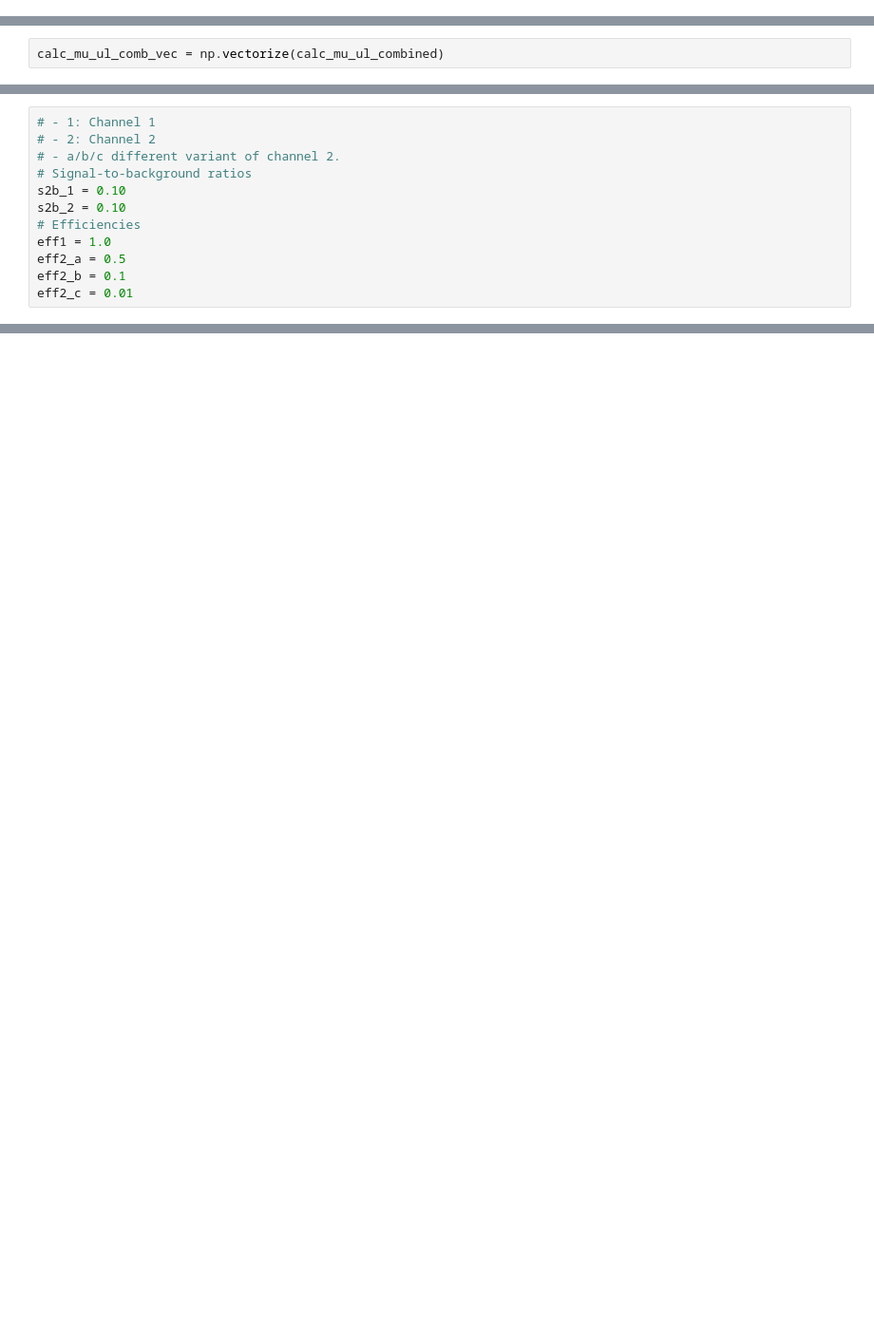
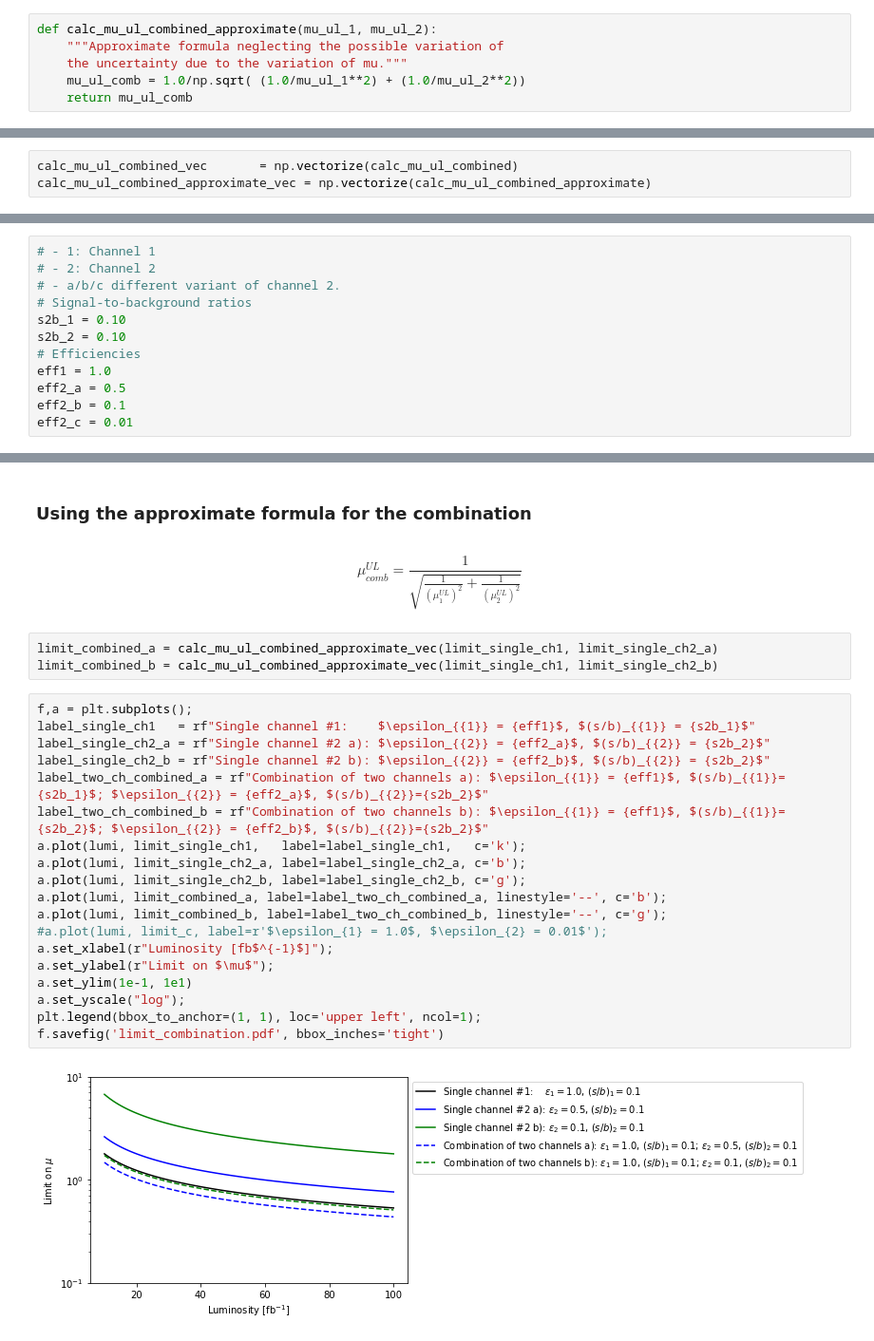
Before and after one commit to denglert/statistics-sandbox, a Jupyter notebook: Asimov_paper/Combining_channels.ipynb, the cells around one changed output, grey strips where cells are left out. Shown at 95% size. Saved outputs shown, nothing was run; the diff lists cells and outputs as text; blank space fills up the shorter version.

Commit message:
Some minor updates improving clarity, and also adding numerical and approximate results.

```diff
--- a/Asimov_paper/Combining_channels.ipynb
+++ b/Asimov_paper/Combining_channels.ipynb
@@ -417,3 +496,9 @@ Functions for combined channels
+# %%
+def calc_mu_ul_combined_approximate(mu_ul_1, mu_ul_2):
+    """Approximate formula neglecting the possible variation of
+    the uncertainty due to the variation of mu."""
+    mu_ul_comb = 1.0/np.sqrt( (1.0/mu_ul_1**2) + (1.0/mu_ul_2**2))
+    return mu_ul_comb
 # %%
 def mu_ul_eq(mu, s1, b1, s2, b2, CL=0.95):
     """Equation to be solved for mu (see above notes)."""
@@ -441,4 +528,5 @@ def calc_mu_ul_combined(s2b_1, s2b_2, eff1, eff2, lumi, CL=0.95 ):
 # %%
-calc_mu_ul_comb_vec = np.vectorize(calc_mu_ul_combined)
+calc_mu_ul_combined_vec       = np.vectorize(calc_mu_ul_combined)
+calc_mu_ul_combined_approximate_vec = np.vectorize(calc_mu_ul_combined_approximate)
 # %% [markdown]
 ## Testing functions
@@ -503,3 +606,42 @@ plt.legend(bbox_to_anchor=(1, 1), loc='upper left', ncol=1);
 f.savefig('limit_combination.pdf', bbox_inches='tight')
 # %% [output]
 [figure]
+# %% [markdown]
+### Using the approximate formula for the combination
+# %% [markdown]
+$$
+\mu^{UL}_{comb}
+=
+\frac{ 1 }
+{
+\sqrt{
+\frac{1}{(\mu^{UL}_{1})^{2}}
++
+\frac{1}{(\mu^{UL}_{2})^{2}}
+}
+}
+$$
+# %%
+limit_combined_a = calc_mu_ul_combined_approximate_vec(limit_single_ch1, limit_single_ch2_a)
+limit_combined_b = calc_mu_ul_combined_approximate_vec(limit_single_ch1, limit_single_ch2_b)
+# %%
+f,a = plt.subplots();
+label_single_ch1   = rf"Single channel #1:    $\epsilon_{{1}} = {eff1}$, $(s/b)_{{1}} = {s2b_1}$"
+label_single_ch2_a = rf"Single channel #2 a): $\epsilon_{{2}} = {eff2_a}$, $(s/b)_{{2}} = {s2b_2}$"
+label_single_ch2_b = rf"Single channel #2 b): $\epsilon_{{2}} = {eff2_b}$, $(s/b)_{{2}} = {s2b_2}$"
+label_two_ch_combined_a = rf"Combination of two channels a): $\epsilon_{{1}} = {eff1}$, $(s/b)_{{1}}={s2b_1}$; $\epsilon_{{2}} = {eff2_a}$, $(s/b)_{{2}}={s2b_2}$"
+label_two_ch_combined_b = rf"Combination of two channels b): $\epsilon_{{1}} = {eff1}$, $(s/b)_{{1}}={s2b_2}$; $\epsilon_{{2}} = {eff2_b}$, $(s/b)_{{2}}={s2b_2}$"
+a.plot(lumi, limit_single_ch1,   label=label_single_ch1,   c='k');
+a.plot(lumi, limit_single_ch2_a, label=label_single_ch2_a, c='b');
+a.plot(lumi, limit_single_ch2_b, label=label_single_ch2_b, c='g');
+a.plot(lumi, limit_combined_a, label=label_two_ch_combined_a, linestyle='--', c='b');
+a.plot(lumi, limit_combined_b, label=label_two_ch_combined_b, linestyle='--', c='g');
+#a.plot(lumi, limit_c, label=r'$\epsilon_{1} = 1.0$, $\epsilon_{2} = 0.01$');
+a.set_xlabel(r"Luminosity [fb$^{-1}$]");
+a.set_ylabel(r"Limit on $\mu$");
+a.set_ylim(1e-1, 1e1)
+a.set_yscale("log");
+plt.legend(bbox_to_anchor=(1, 1), loc='upper left', ncol=1);
+f.savefig('limit_combination.pdf', bbox_inches='tight')
+# %% [output]
+[figure, added]
```
Also changed, not shown: parts of 12 cells of this notebook.
